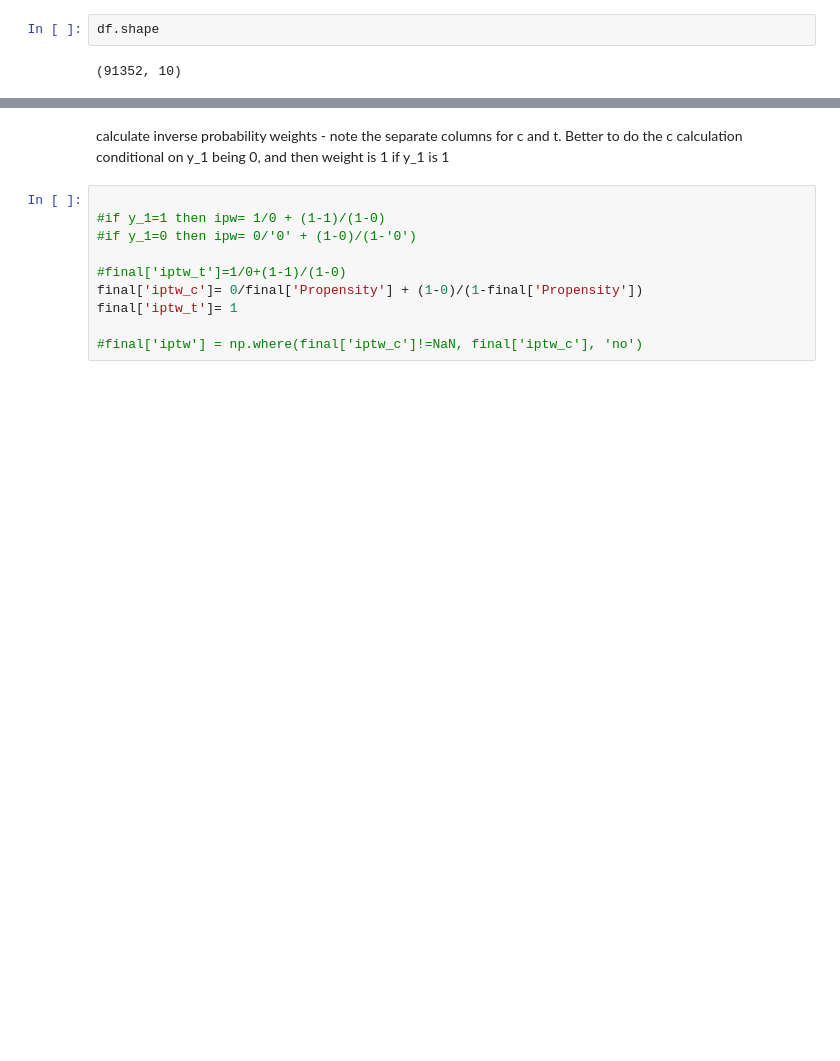
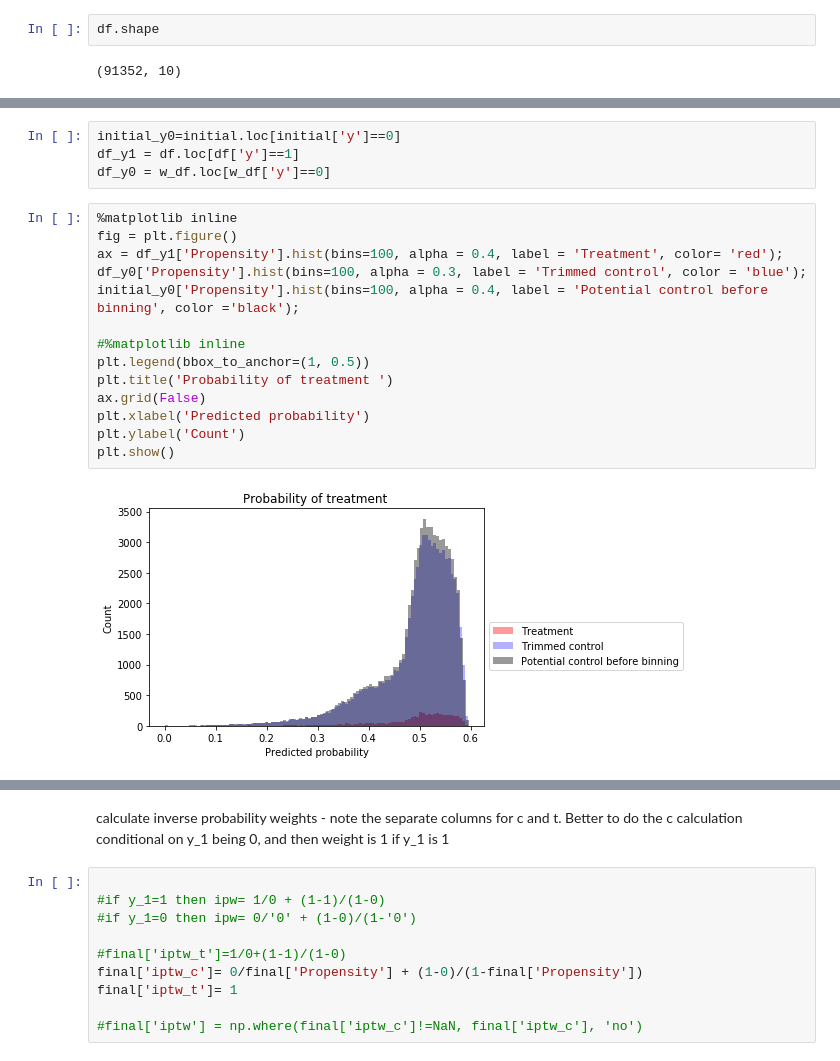
Before and after one commit to ciaranjudge/evaluation_jp, a Jupyter notebook: ModelTesting.ipynb, the cells around one changed output, grey strips where cells are left out. Saved outputs shown, nothing was run; the diff lists cells and outputs as text; blank space fills up the shorter version.

```diff
--- a/ModelTesting.ipynb
+++ b/ModelTesting.ipynb
@@ -596 +628,21 @@ max      5.968601e-01
 Name: Propensity, dtype: float64
+# %%
+initial_y0=initial.loc[initial['y']==0]
+df_y1 = df.loc[df['y']==1]
+df_y0 = w_df.loc[w_df['y']==0]
+# %%
+%matplotlib inline
+fig = plt.figure()
+ax = df_y1['Propensity'].hist(bins=100, alpha = 0.4, label = 'Treatment', color= 'red');
+df_y0['Propensity'].hist(bins=100, alpha = 0.3, label = 'Trimmed control', color = 'blue');
+initial_y0['Propensity'].hist(bins=100, alpha = 0.4, label = 'Potential control before binning', color ='black');
+
+#%matplotlib inline
+plt.legend(bbox_to_anchor=(1, 0.5))
+plt.title('Probability of treatment ')
+ax.grid(False)
+plt.xlabel('Predicted probability')
+plt.ylabel('Count')
+plt.show()
+# %% [output]
+[figure, added]
```
Also changed, not shown: parts of 30 cells of this notebook.
